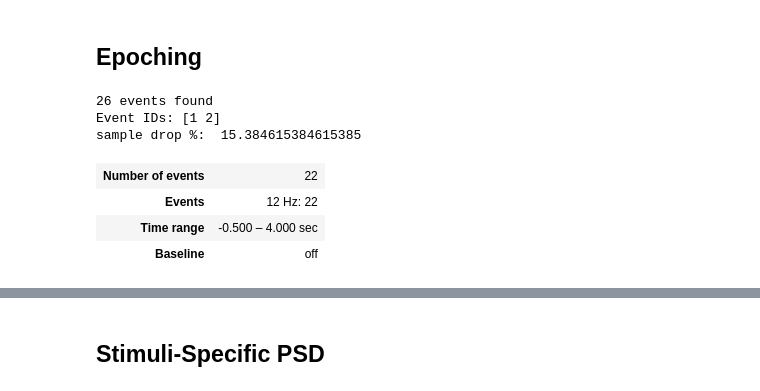
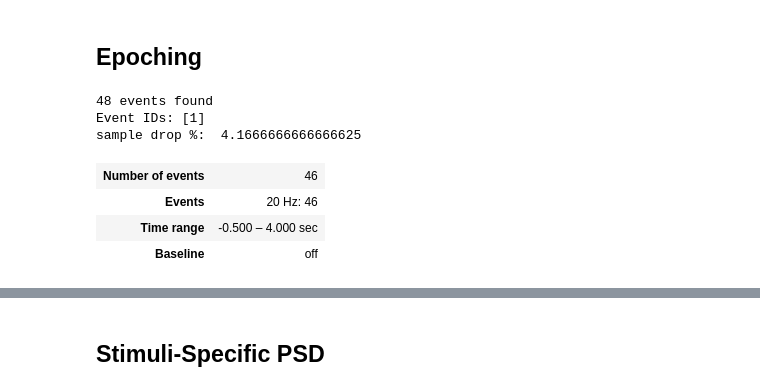
Before and after one commit to NeuroTechX/EEG-ExPy, a Jupyter notebook: eegnb/summerschool/visual_ssvep/ssvep_viz.ipynb, the cells around one changed output, grey strips where cells are left out. Saved outputs shown, nothing was run; the diff lists cells and outputs as text; code cells hidden in the pictures.

```diff
--- a/eegnb/summerschool/visual_ssvep/ssvep_viz.ipynb
+++ b/eegnb/summerschool/visual_ssvep/ssvep_viz.ipynb
@@ -69,0 +67,9 @@ Ready.
+# %%
+subject = 2
+session = 2
+device = 'muse2_bfn' #
+# %%
+raw = load_data(subject, session,
+                experiment=experiment_name, site='local', device_name=device,
+                data_dir = eegnb_data_path,
+                replace_ch_names={'Right AUX': 'POz'})
@@ -83,20 +116,20 @@ Effective window size : 8.192 (s)
 # %%
 # Next, we will chunk (epoch) the data into segments representing the data 100ms before to 800ms after each stimulus.
 # Note: we will not reject epochs here because the amplitude of the SSVEP at POz is so large it is difficult to separate from eye blinks
 
 events = find_events(raw)
 #event_id = {'30 Hz': 1, '20 Hz': 2}
-event_id = {'12 Hz': 1}
+event_id = {'20 Hz': 1}
 epochs = Epochs(raw, events=events, event_id=event_id,
                 tmin=-0.5, tmax=4, baseline=None, preload=True,
                 verbose=False, picks=[0, 1, 2, 3, 4])
 print('sample drop %: ', (1 - len(epochs.events)/len(events)) * 100)
 epochs
 # %% [output]
-26 events found
-Event IDs: [1 2]
-sample drop %:  15.384615384615385
+48 events found
+Event IDs: [1]
+sample drop %:  4.1666666666666625
-| Number of events | 22 |
-| Events | 12 Hz: 22 |
+| Number of events | 46 |
+| Events | 20 Hz: 46 |
 | Time range | -0.500 – 4.000 sec |
 | Baseline | off |
```
Also changed, not shown: parts of 11 cells of this notebook, 2 other files.
